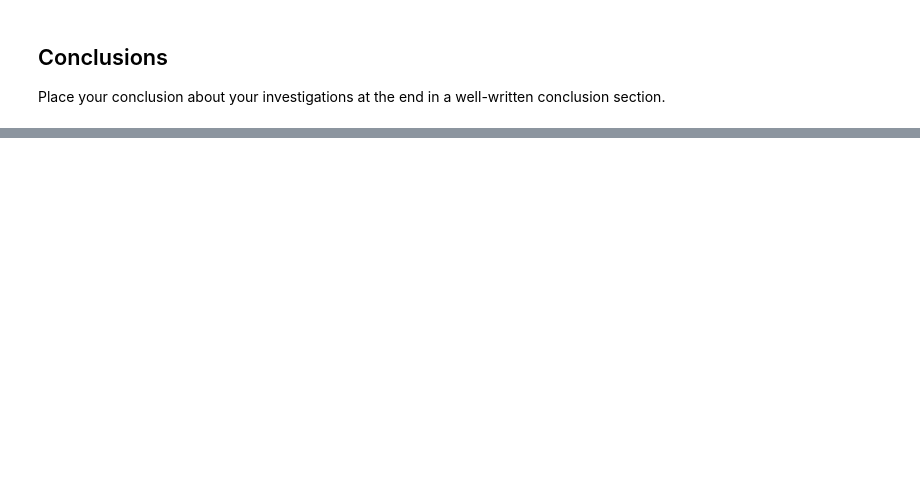
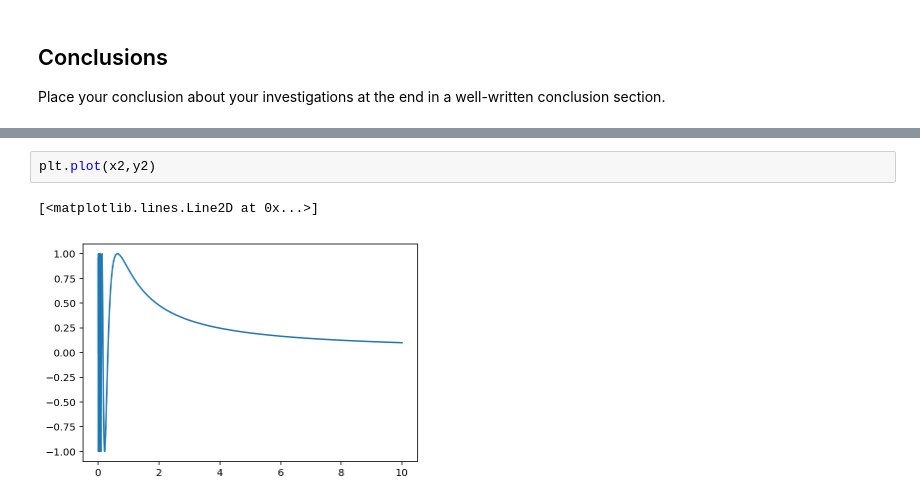
Before and after one commit to chapman-phys220-2018f/cw07-big-team, a Jupyter notebook: cw07.ipynb, the cells around one changed output, grey strips where cells are left out. Drawn from its saved outputs; the diff is of its cells as text; blank space fills up the shorter version.

```diff
--- a/cw07.ipynb
+++ b/cw07.ipynb
@@ -79,0 +302,5 @@ Place your conclusion about your investigations at the end in a well-written con
+# %%
+plt.plot(x2,y2)
+# %% [output]
+[<matplotlib.lines.Line2D at 0x...>]
+[figure, added]
```
Also changed, not shown: parts of 29 cells of this notebook, 1 other file.
